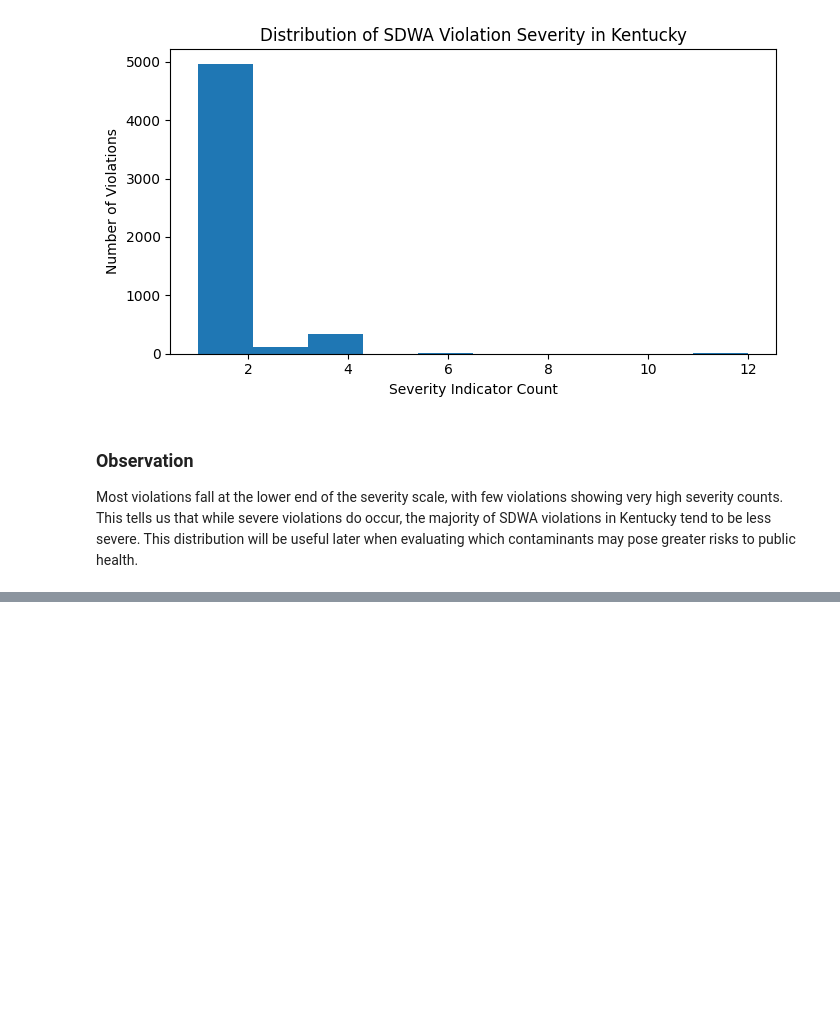
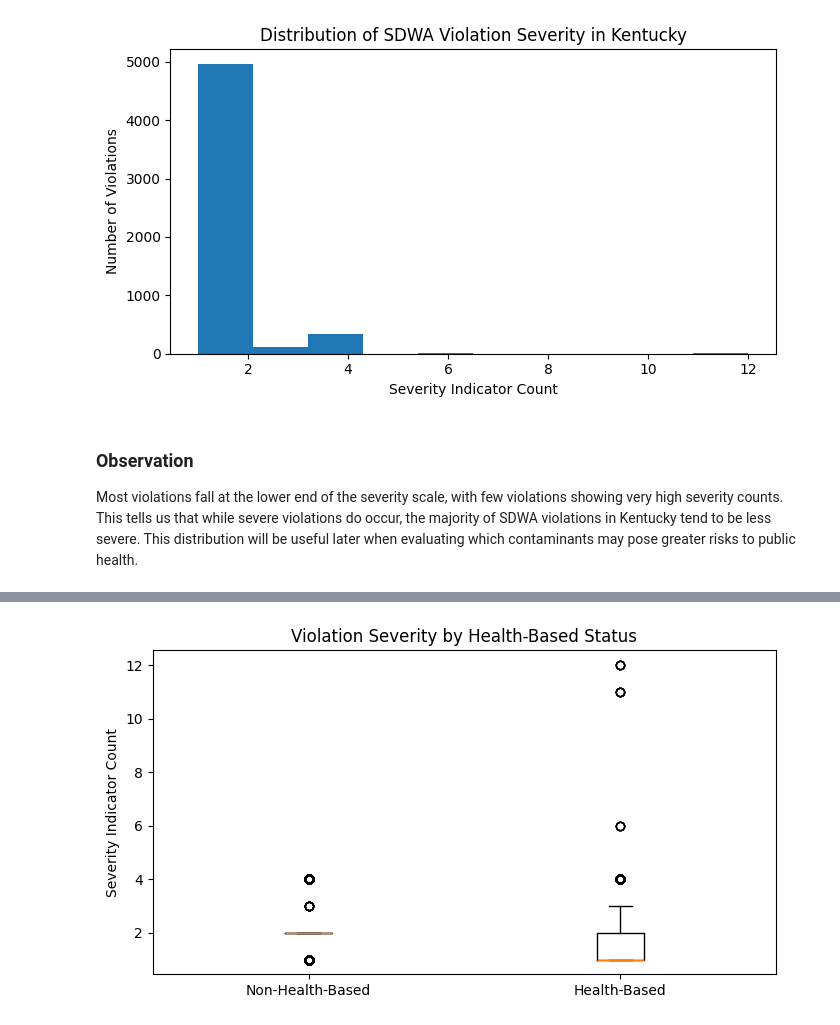
Before and after one commit to amydaniel24/kentucky_water_quality_analysis, a Jupyter notebook: notebooks/keystone_water_ky.ipynb, the cells around one changed output, grey strips where cells are left out. Saved outputs shown, nothing was run; the diff lists cells and outputs as text; code cells hidden in the pictures; blank space fills up the shorter version.

Commit message:
Boxplot severity of healthbased vs non health based violations

```diff
--- a/notebooks/keystone_water_ky.ipynb
+++ b/notebooks/keystone_water_ky.ipynb
@@ -509,0 +514,19 @@ Most violations fall at the lower end of the severity scale, with few violations
+# %%
+import matplotlib.pyplot as plt
+
+# Prepare data for boxplot
+severity_by_health = [
+    violations.loc[violations["is_health_based"] == "N", "SEVERITY_IND_CNT"].dropna(),
+    violations.loc[violations["is_health_based"] == "Y", "SEVERITY_IND_CNT"].dropna()
+]
+
+plt.figure(figsize=(7, 4))
+plt.boxplot(severity_by_health, labels=["Non-Health-Based", "Health-Based"])
+plt.title("Violation Severity by Health-Based Status")
+plt.ylabel("Severity Indicator Count")
+plt.tight_layout()
+
+plt.savefig(plots_dir / "severity_by_health_boxplot.png")
+plt.show()
+# %% [output]
+[figure, added]
```
Also changed, not shown: parts of 2 cells of this notebook, 1 other file.
